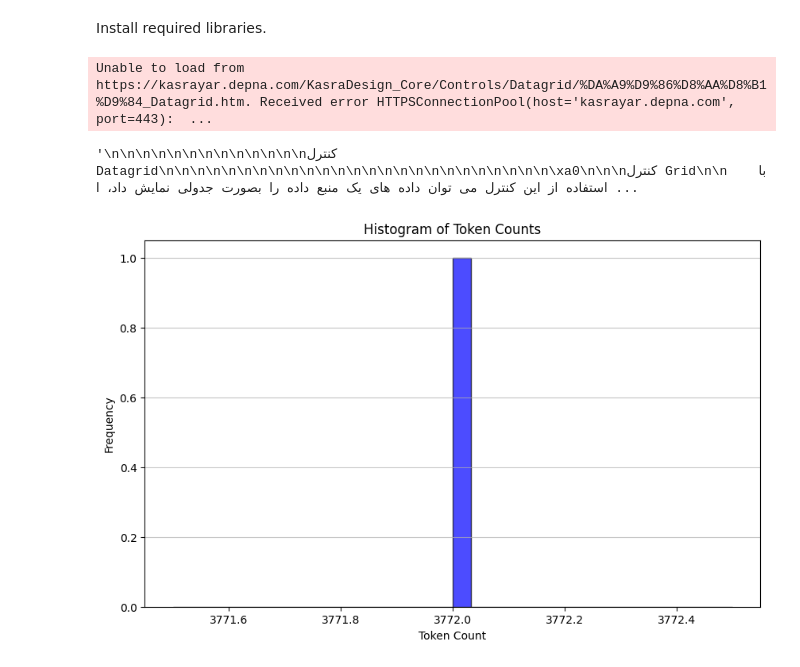
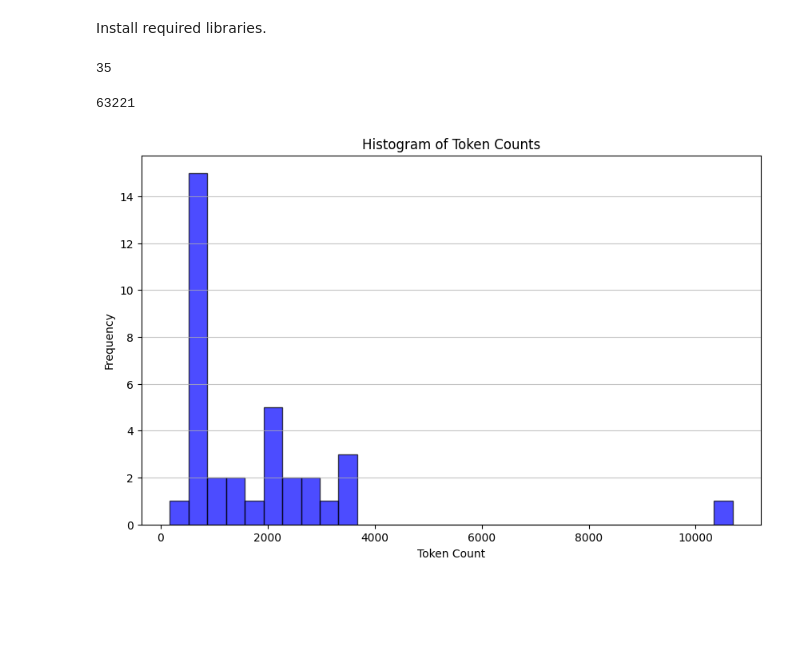
Before and after one commit to aliakbarvafaei/ai_raptor_manual, a Jupyter notebook: crawl.ipynb, the cells around one changed output. Drawn from its saved outputs; the diff is of its cells as text; code cells hidden in the pictures; blank space fills up the shorter version.

```diff
--- a/crawl.ipynb
+++ b/crawl.ipynb
@@ -19,9 +42,9 @@ def num_tokens_from_string(string: str, encoding_name: str) -> int:
     return num_tokens
 #
 # LCEL docs
-url = "https://kasrayar.depna.com/KasraDesign_Core/Controls/Datagrid/%DA%A9%D9%86%D8%AA%D8%B1%D9%84_Datagrid.htm"
+url = "https://football360.ir/"
 loader = RecursiveUrlLoader(
-    url=url, max_depth=20, extractor=lambda x: Soup(x, "html.parser").text
+    url=url, max_depth=2, extractor=lambda x: Soup(x, "html.parser").text
 )
 docs = loader.load()
 
@@ -42,9 +65,7 @@ docs = loader.load()
 # # Doc texts
 # docs.extend([*docs_pydantic, *docs_sq])
 docs_texts = [d.page_content for d in docs]
-# %% [output]
-Unable to load from https://kasrayar.depna.com/KasraDesign_Core/Controls/Datagrid/%DA%A9%D9%86%D8%AA%D8%B1%D9%84_Datagrid.htm. Received error HTTPSConnectionPool(host='kasrayar.depna.com', port=443):  ...
-# %%
-docs_texts[0]
-# %% [output]
-'\n\n\n\n\n\n\n\n\n\n\n\n\nکنترل Datagrid\n\n\n\n\n\n\n\n\n\n\n\n\n\n\n\n\n\n\n\n\n\n\n\n\n\xa0\n\n\nکنترل Grid\n\n    با استفاده از این کنترل می توان داده های یک منبع داده را بصورت جدولی نمایش داد، ا ...
+# %%
+len(docs_texts)
+# %% [output]
+35
@@ -51,15 +100,18 @@ docs_texts[0]
 # %%
 counts = [num_tokens_from_string(d, "cl100k_base") for d in docs_texts]
 
+total_count = sum(counts)
+print(total_count)
 # Plotting the histogram of token counts
 plt.figure(figsize=(10, 6))
 plt.hist(counts, bins=30, color="blue", edgecolor="black", alpha=0.7)
 plt.title("Histogram of Token Counts")
 plt.xlabel("Token Count")
 plt.ylabel("Frequency")
 plt.grid(axis="y", alpha=0.75)
 
 # Display the histogram
 plt.show()
 # %% [output]
+63221
-[figure, old version]
+[figure, new version]
```
Also changed, not shown: parts of 3 cells of this notebook, 13 other files.
